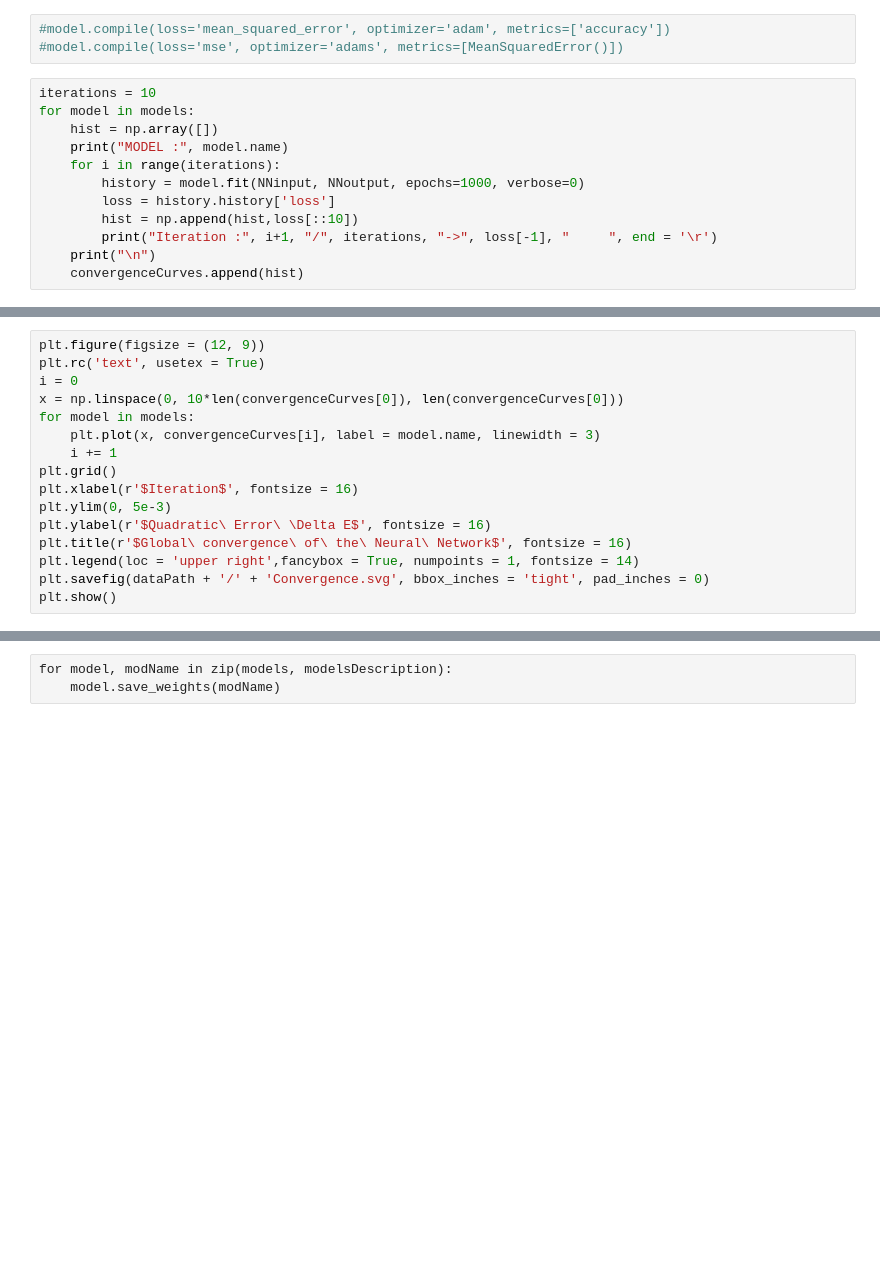
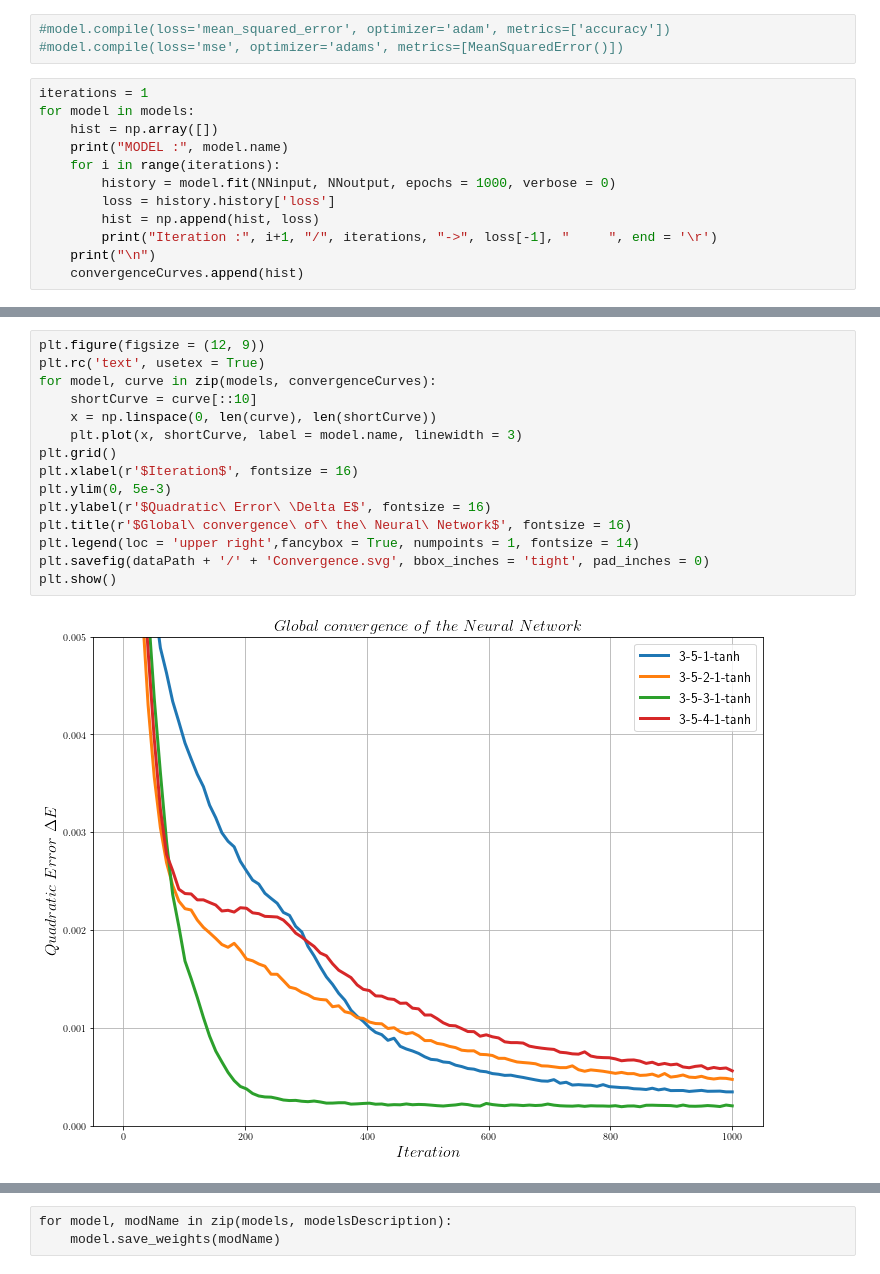
Before and after one commit to pantale/ANN-ConstitutiveLaw, a Jupyter notebook: ANN-Learning.ipynb, the cells around one changed output, grey strips where cells are left out. Drawn from its saved outputs; the diff is of its cells as text; blank space fills up the shorter version.

```diff
--- a/ANN-Learning.ipynb
+++ b/ANN-Learning.ipynb
@@ -217,14 +290,14 @@ for model in models:
 #model.compile(loss='mean_squared_error', optimizer='adam', metrics=['accuracy'])
 #model.compile(loss='mse', optimizer='adams', metrics=[MeanSquaredError()])
 # %%
-iterations = 10
+iterations = 1
 for model in models:
     hist = np.array([])
     print("MODEL :", model.name)
     for i in range(iterations):
-        history = model.fit(NNinput, NNoutput, epochs=1000, verbose=0)
+        history = model.fit(NNinput, NNoutput, epochs = 1000, verbose = 0)
         loss = history.history['loss']
-        hist = np.append(hist,loss[::10])
+        hist = np.append(hist, loss)
         print("Iteration :", i+1, "/", iterations, "->", loss[-1], "     ", end = '\r')
     print("\n")
     convergenceCurves.append(hist)
@@ -231,16 +316,17 @@ for model in models:
 # %%
 plt.figure(figsize = (12, 9))
 plt.rc('text', usetex = True)
-i = 0
-x = np.linspace(0, 10*len(convergenceCurves[0]), len(convergenceCurves[0]))
-for model in models:
-    plt.plot(x, convergenceCurves[i], label = model.name, linewidth = 3)
-    i += 1
+for model, curve in zip(models, convergenceCurves):
+    shortCurve = curve[::10]
+    x = np.linspace(0, len(curve), len(shortCurve))
+    plt.plot(x, shortCurve, label = model.name, linewidth = 3)
 plt.grid()
 plt.xlabel(r'$Iteration$', fontsize = 16)
 plt.ylim(0, 5e-3)
 plt.ylabel(r'$Quadratic\ Error\ \Delta E$', fontsize = 16)
 plt.title(r'$Global\ convergence\ of\ the\ Neural\ Network$', fontsize = 16)
 plt.legend(loc = 'upper right',fancybox = True, numpoints = 1, fontsize = 14)
 plt.savefig(dataPath + '/' + 'Convergence.svg', bbox_inches = 'tight', pad_inches = 0)
 plt.show()
+# %% [output]
+[figure, added]
```
Also changed, not shown: parts of 26 cells of this notebook.
